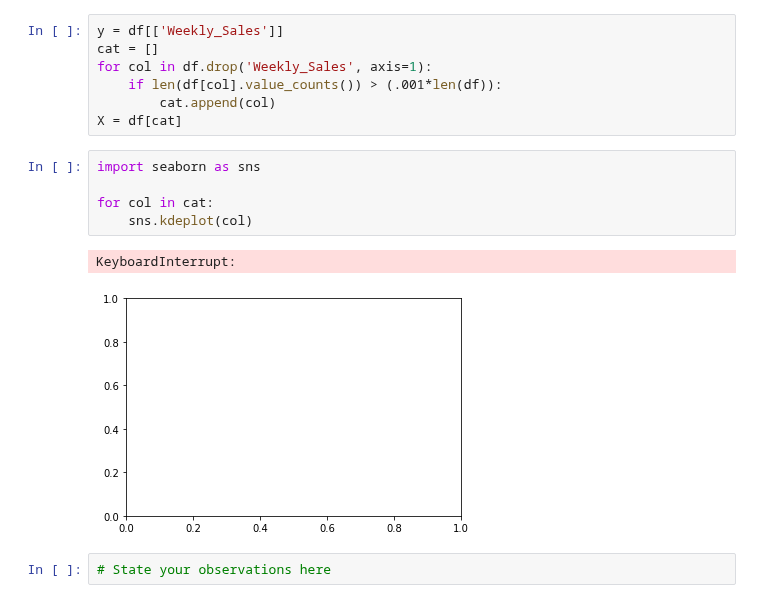
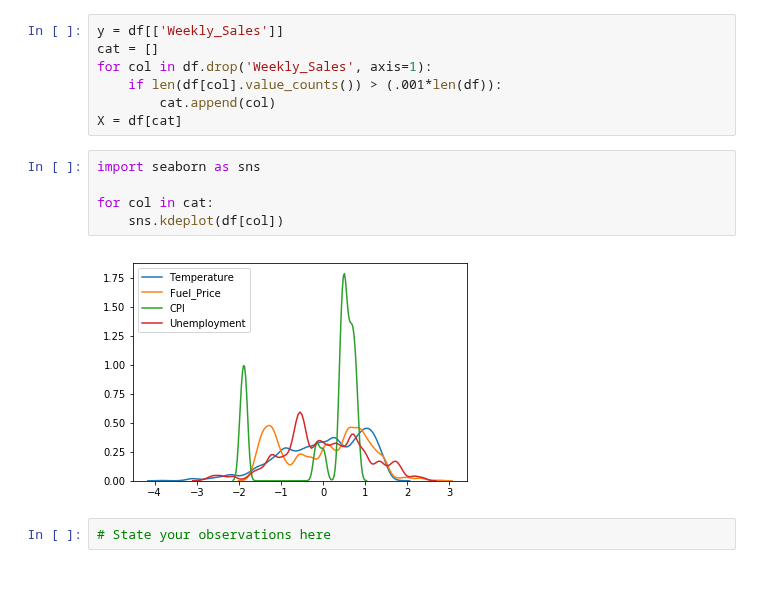
Before and after one commit to UpwardTrajectory/dsc-1-12-08-exploring-our-data-lab-seattle-ds-career-040119, a Jupyter notebook: index.ipynb, the cells around one changed output. Cells and saved outputs as stored; diff of their text form.

```diff
--- a/index.ipynb
+++ b/index.ipynb
@@ -95,11 +95,10 @@ X = df[cat]
 # %%
 import seaborn as sns
 
 for col in cat:
-    sns.kdeplot(col)
+    sns.kdeplot(df[col])
 # %% [output]
-KeyboardInterrupt:
-[figure, old version]
+[figure, new version]
 # %%
 # State your observations here
 # %% [markdown]
```
